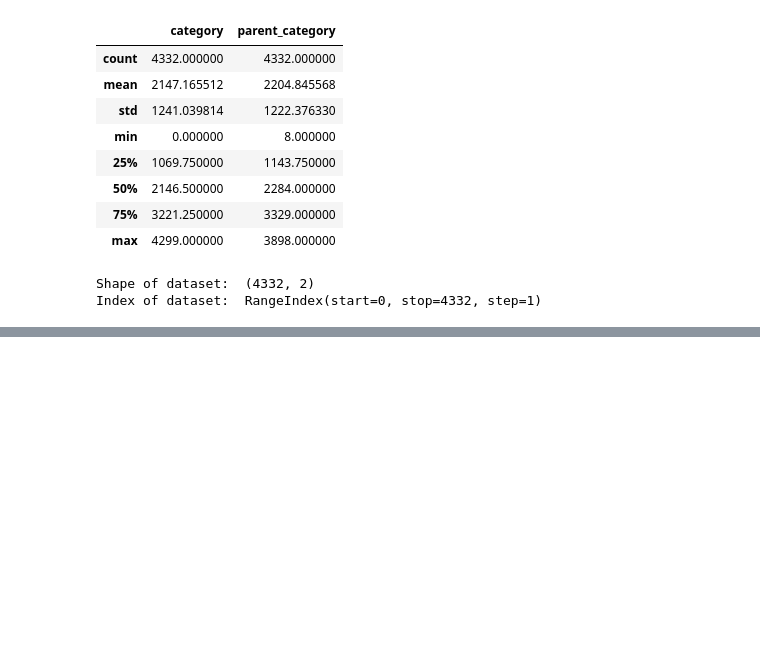
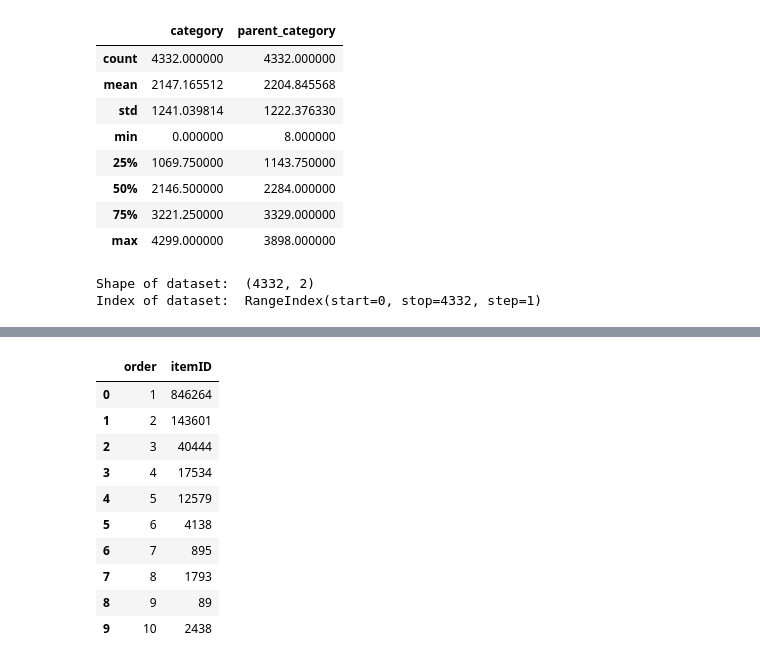
Before and after one commit to aldietri/Data-Mining-Cup-2022, a Jupyter notebook: EDA/Abda/ApproachByAbda.ipynb, the cells around one changed output, grey strips where cells are left out. Saved outputs shown, nothing was run; the diff lists cells and outputs as text; code cells hidden in the pictures; blank space fills up the shorter version.

Commit message:
grouped by order - items count

```diff
--- a/EDA/Abda/ApproachByAbda.ipynb
+++ b/EDA/Abda/ApproachByAbda.ipynb
@@ -179,8 +179,8 @@ None
 Shape of dataset:  (4332, 2)
 Index of dataset:  RangeIndex(start=0, stop=4332, step=1)
 # %%
-pd_merged = pd.merge(df_orders, df_items, on = 'itemID', how = "left")
-display(pd_merged.head())
+df_merged = pd.merge(df_orders, df_items, on = 'itemID', how = "left")
+display(df_merged.head())
 # %% [output]
 |  | date | userID | itemID | order | brand | feature_1 | feature_2 | feature_3 | feature_4 | feature_5 | ... |
 | 0 | 2020-06-01 | 38769 | 3477 | 1 | 186 | 6 | 0 | 196 | 0 | 45 | ... |
@@ -188,3 +188,18 @@ display(pd_merged.head())
 | 2 | 2020-06-01 | 42535 | 15833 | 1 | 1318 | 4 | 1 | 455 | 0 | 108 | ... |
 | 3 | 2020-06-01 | 42535 | 20131 | 1 | 347 | 4 | 0 | 291 | 3 | 44 | ... |
 | 4 | 2020-06-01 | 42535 | 4325 | 1 | 539 | 6 | 0 | 303 | 0 | 45 | ... |
+# %%
+df_grouped_by_order = df_merged.groupby(['order'], as_index = False)['itemID'].count()
+df_grouped_by_order.head(10)
+# %% [output]
+|  | order | itemID |
+| 0 | 1 | 846264 |
+| 1 | 2 | 143601 |
+| 2 | 3 | 40444 |
+| 3 | 4 | 17534 |
+| 4 | 5 | 12579 |
+| 5 | 6 | 4138 |
+| 6 | 7 | 895 |
+| 7 | 8 | 1793 |
+| 8 | 9 | 89 |
+| 9 | 10 | 2438 |
```
Also changed, not shown: parts of 1 cell of this notebook, 1 other file.
